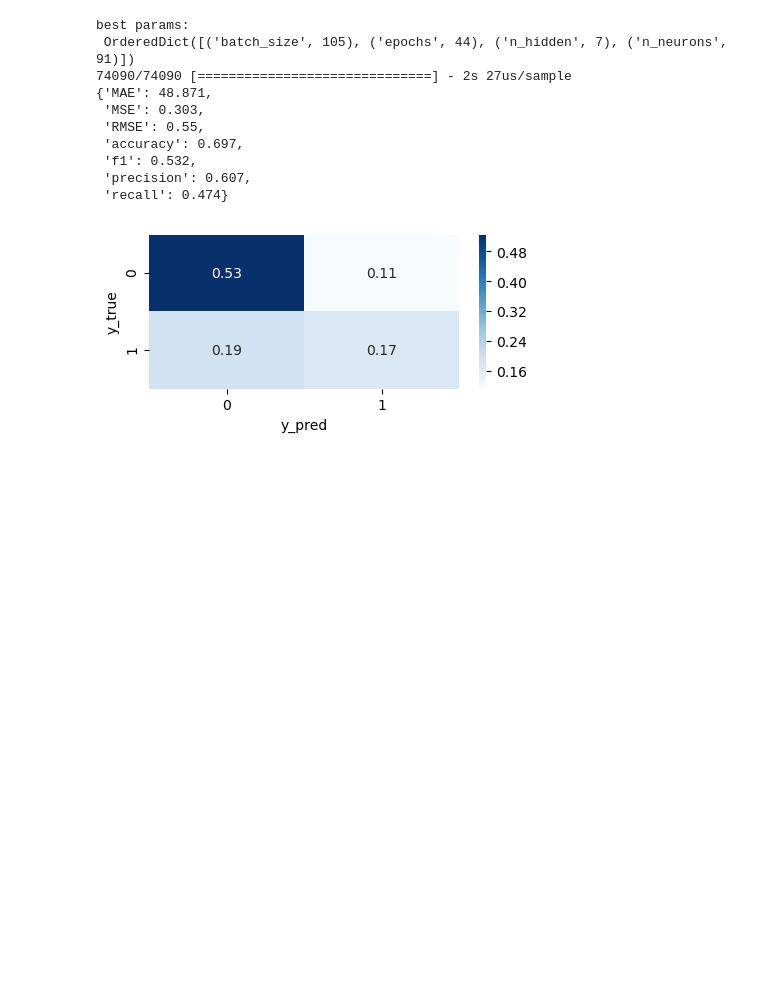
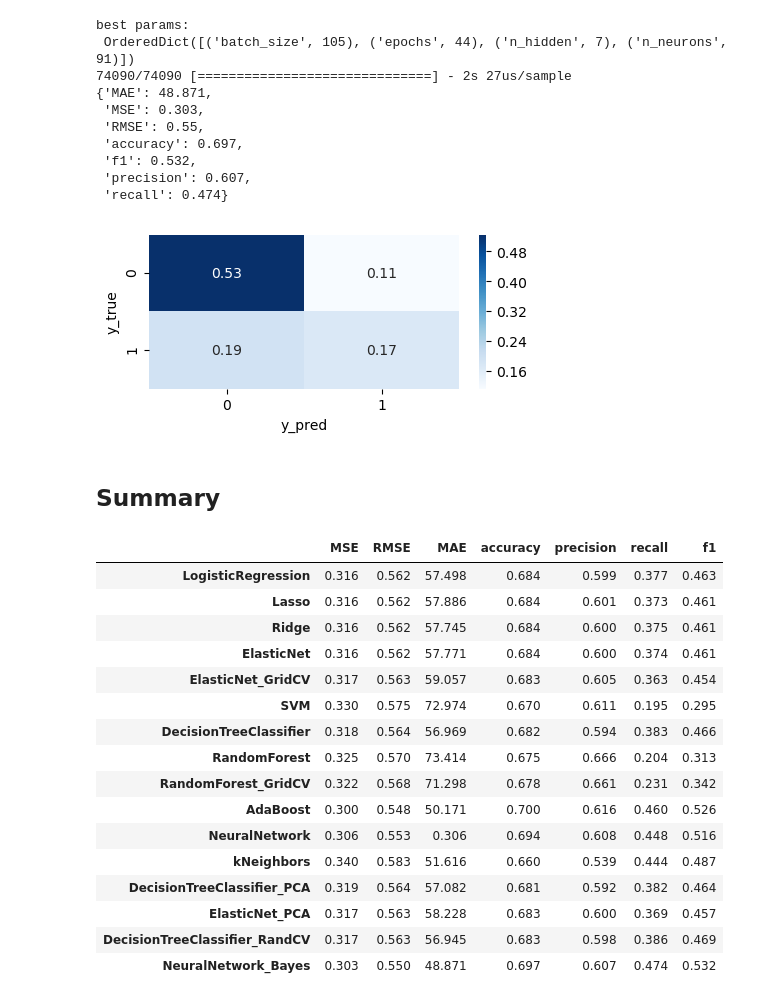
Before and after one commit to masam101376/kickstarter-projects, a Jupyter notebook: practice_marged.ipynb, the cells around one changed output. Drawn from its saved outputs; the diff is of its cells as text; code cells hidden in the pictures; blank space fills up the shorter version.

Commit message:
A summary is provided at the end.

```diff
--- a/practice_marged.ipynb
+++ b/practice_marged.ipynb
@@ -1383,3 +1383,26 @@ best params:
  'precision': 0.607,
  'recall': 0.474}
 [figure]
+# %% [markdown]
+## Summary
+# %%
+df_summary = pd.DataFrame(summary)
+df_summary.T
+# %% [output]
+|  | MSE | RMSE | MAE | accuracy | precision | recall | f1 |
+| LogisticRegression | 0.316 | 0.562 | 57.498 | 0.684 | 0.599 | 0.377 | 0.463 |
+| Lasso | 0.316 | 0.562 | 57.886 | 0.684 | 0.601 | 0.373 | 0.461 |
+| Ridge | 0.316 | 0.562 | 57.745 | 0.684 | 0.600 | 0.375 | 0.461 |
+| ElasticNet | 0.316 | 0.562 | 57.771 | 0.684 | 0.600 | 0.374 | 0.461 |
+| ElasticNet_GridCV | 0.317 | 0.563 | 59.057 | 0.683 | 0.605 | 0.363 | 0.454 |
+| SVM | 0.330 | 0.575 | 72.974 | 0.670 | 0.611 | 0.195 | 0.295 |
+| DecisionTreeClassifier | 0.318 | 0.564 | 56.969 | 0.682 | 0.594 | 0.383 | 0.466 |
+| RandomForest | 0.325 | 0.570 | 73.414 | 0.675 | 0.666 | 0.204 | 0.313 |
+| RandomForest_GridCV | 0.322 | 0.568 | 71.298 | 0.678 | 0.661 | 0.231 | 0.342 |
+| AdaBoost | 0.300 | 0.548 | 50.171 | 0.700 | 0.616 | 0.460 | 0.526 |
+| NeuralNetwork | 0.306 | 0.553 | 0.306 | 0.694 | 0.608 | 0.448 | 0.516 |
+| kNeighbors | 0.340 | 0.583 | 51.616 | 0.660 | 0.539 | 0.444 | 0.487 |
+| DecisionTreeClassifier_PCA | 0.319 | 0.564 | 57.082 | 0.681 | 0.592 | 0.382 | 0.464 |
+| ElasticNet_PCA | 0.317 | 0.563 | 58.228 | 0.683 | 0.600 | 0.369 | 0.457 |
+| DecisionTreeClassifier_RandCV | 0.317 | 0.563 | 56.945 | 0.683 | 0.598 | 0.386 | 0.469 |
+| NeuralNetwork_Bayes | 0.303 | 0.550 | 48.871 | 0.697 | 0.607 | 0.474 | 0.532 |
```
Also changed, not shown: parts of 1 cell of this notebook.
